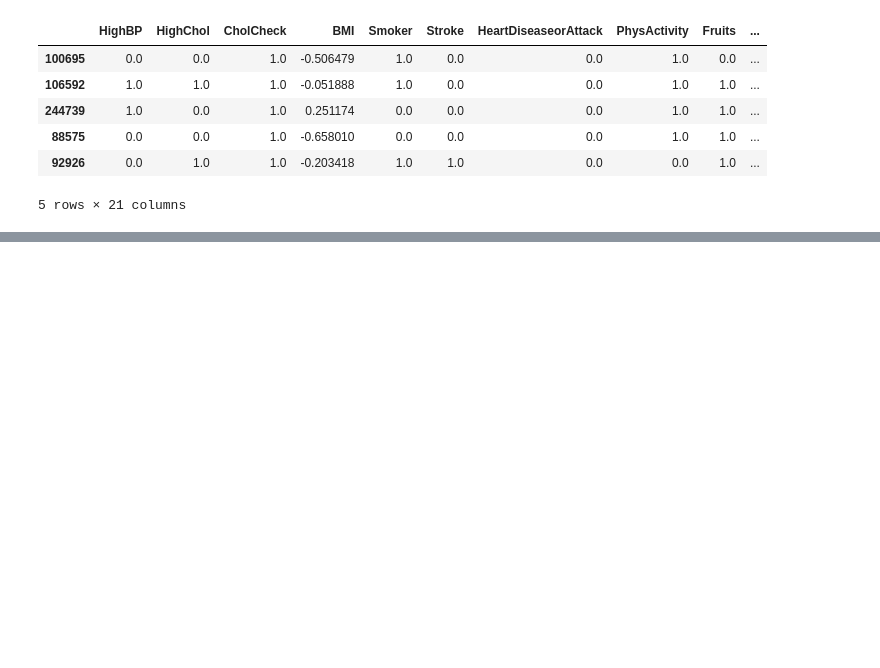
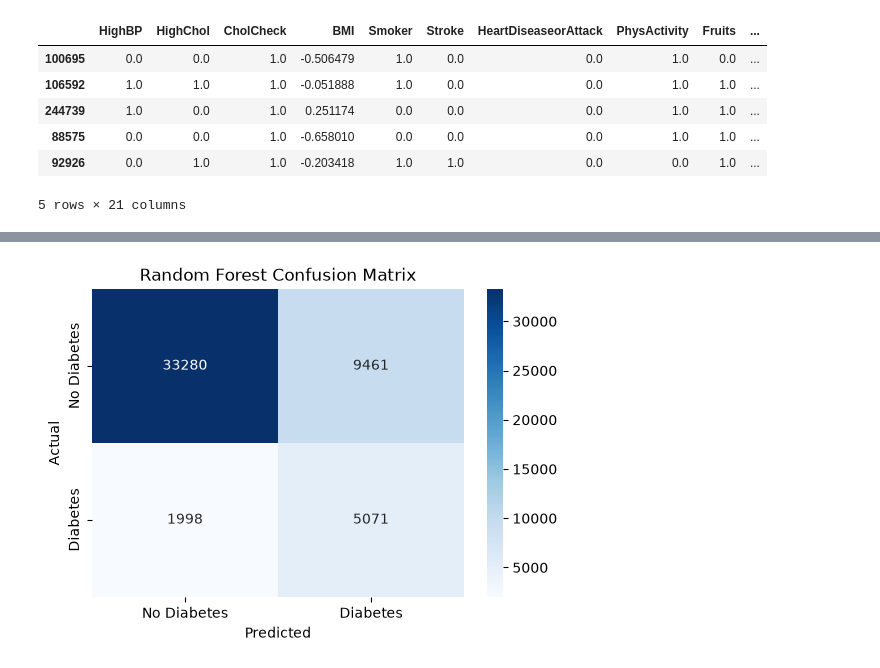
Before and after one commit to Yvesangwa/AI_labs, a Jupyter notebook: Final_project/Predicting_Diabetes_Status.ipynb, the cells around one changed output, grey strips where cells are left out. Saved outputs shown, nothing was run; the diff lists cells and outputs as text; code cells hidden in the pictures; blank space fills up the shorter version.

```diff
--- a/Final_project/Predicting_Diabetes_Status.ipynb
+++ b/Final_project/Predicting_Diabetes_Status.ipynb
@@ -371,0 +536,9 @@ X_train.head()
+# %%
+# Hyperparameter tuning: Random Forest
+
+rf_params = {
+    'n_estimators': [100, 200, 300],
+    'max_depth': [10, 20, 30, None],
+    'min_samples_split': [2, 5, 10],
+    'min_samples_leaf': [1, 2, 4],
+    'max_features': ['sqrt', 'log2']}
@@ -371,0 +670,22 @@ X_train.head()
+# %%
+# Confusion matrix for Random Forest
+
+cm_rf = confusion_matrix(y_test, y_pred_rf)
+
+plt.figure(figsize=(6, 4))
+
+sns.heatmap(
+    cm_rf,
+    annot=True,
+    fmt='d',
+    cmap='Blues',
+    xticklabels=['No Diabetes', 'Diabetes'],
+    yticklabels=['No Diabetes', 'Diabetes']
+)
+
+plt.title('Random Forest Confusion Matrix')
+plt.xlabel('Predicted')
+plt.ylabel('Actual')
+plt.show()
+# %% [output]
+[figure, added]
```
Also changed, not shown: parts of 33 cells of this notebook, 5 other files.
